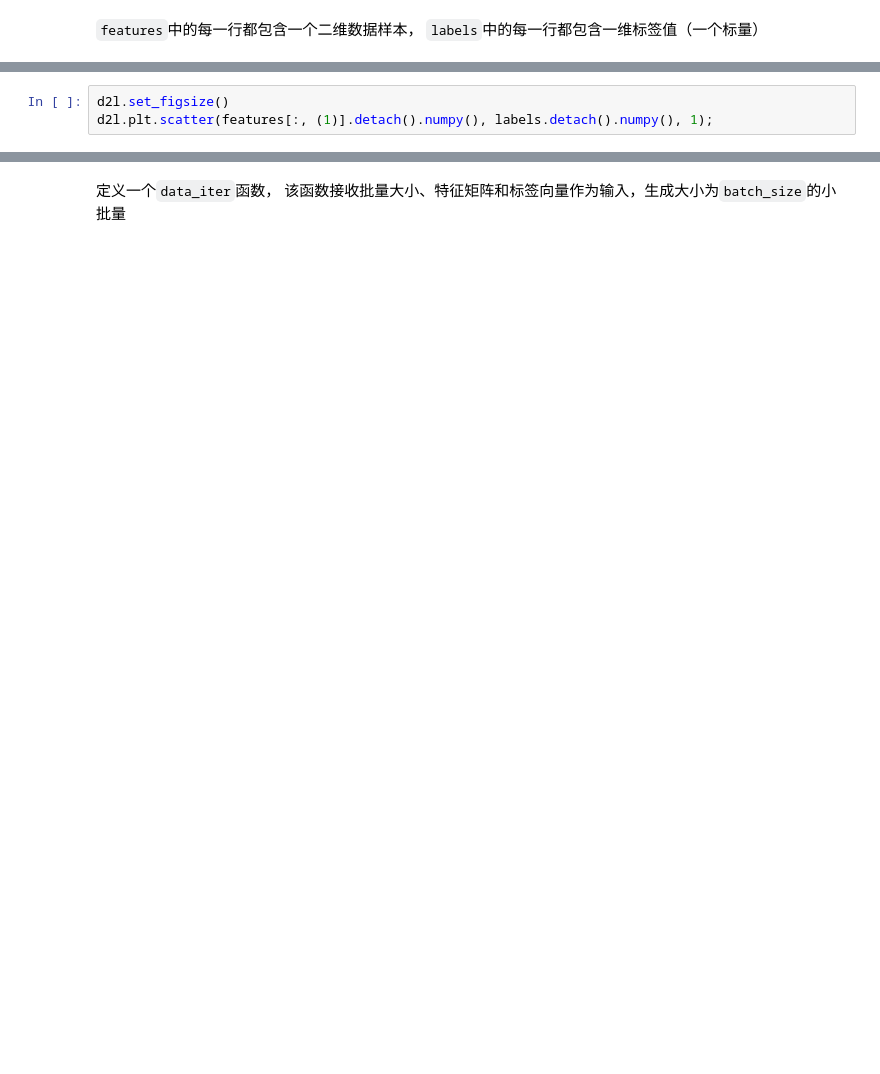
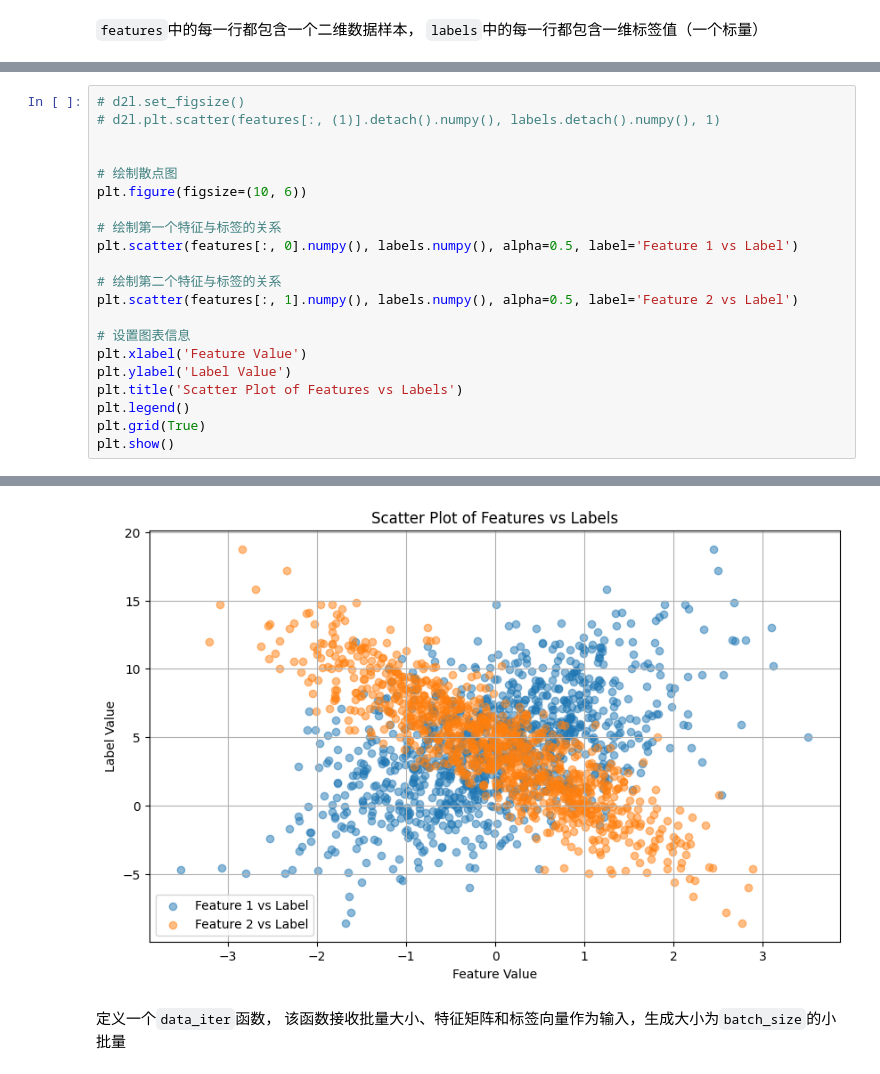
Before and after one commit to cyh812/Pytorch-LiMu, a Jupyter notebook: 02_chapter_linear-networks/0_linear-regression-scratch.ipynb, the cells around one changed output, grey strips where cells are left out. Cells and saved outputs as stored; diff of their text form; blank space fills up the shorter version.

```diff
--- a/02_chapter_linear-networks/0_linear-regression-scratch.ipynb
+++ b/02_chapter_linear-networks/0_linear-regression-scratch.ipynb
@@ -36,4 +37,22 @@ label: tensor([11.6070])
 # %%
-d2l.set_figsize()
-d2l.plt.scatter(features[:, (1)].detach().numpy(), labels.detach().numpy(), 1);
+# d2l.set_figsize()
+# d2l.plt.scatter(features[:, (1)].detach().numpy(), labels.detach().numpy(), 1)
+
+
+# 绘制散点图
+plt.figure(figsize=(10, 6))
+
+# 绘制第一个特征与标签的关系
+plt.scatter(features[:, 0].numpy(), labels.numpy(), alpha=0.5, label='Feature 1 vs Label')
+
+# 绘制第二个特征与标签的关系
+plt.scatter(features[:, 1].numpy(), labels.numpy(), alpha=0.5, label='Feature 2 vs Label')
+
+# 设置图表信息
+plt.xlabel('Feature Value')
+plt.ylabel('Label Value')
+plt.title('Scatter Plot of Features vs Labels')
+plt.legend()
+plt.grid(True)
+plt.show()
 # %% [output]
@@ -41,3 +59,4 @@ d2l.plt.scatter(features[:, (1)].detach().numpy(), labels.detach().numpy(), 1);
+[figure, added]
 # %% [markdown]
 定义一个`data_iter`函数，
 该函数接收批量大小、特征矩阵和标签向量作为输入，生成大小为`batch_size`的小批量
```
Also changed, not shown: parts of 7 cells of this notebook, 16 other files.
